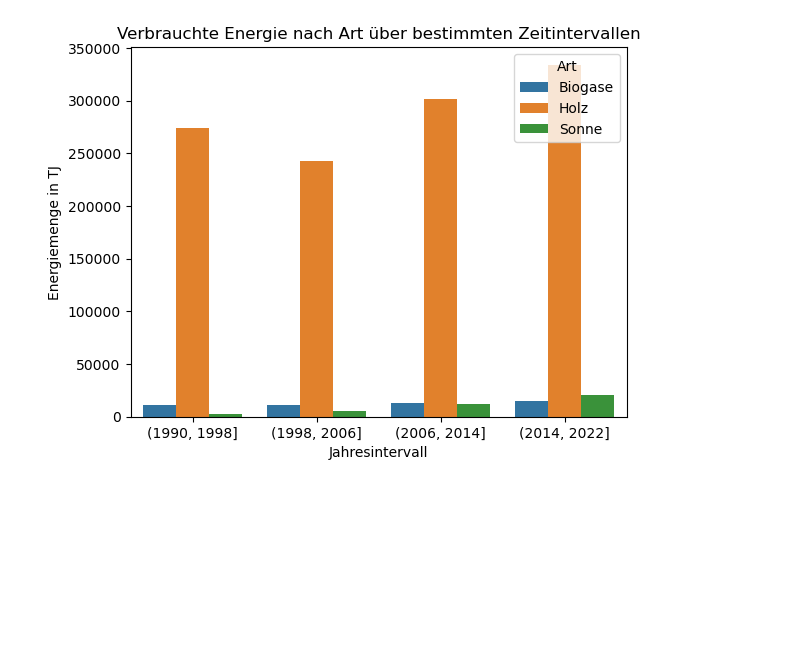
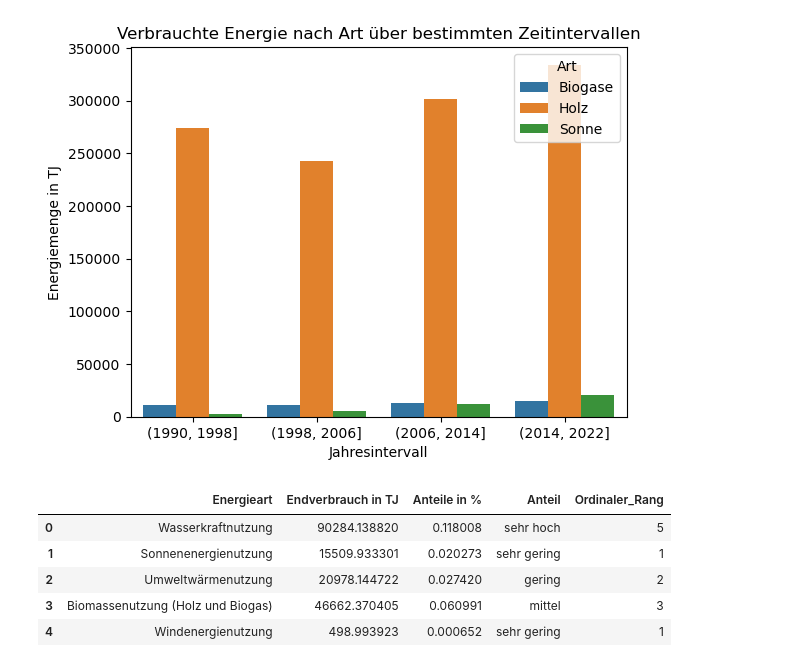
Before and after one commit to buesst1/gdv, a Jupyter notebook: notebooks/LE3.ipynb, the cells around one changed output. Drawn from its saved outputs; the diff is of its cells as text; code cells hidden in the pictures; blank space fills up the shorter version.

```diff
--- a/notebooks/LE3.ipynb
+++ b/notebooks/LE3.ipynb
@@ -119,3 +119,22 @@ plt.show()
 | 10 | (2014, 2022] | Holz | 334207.289538 |
 | 11 | (2014, 2022] | Sonne | 20567.520000 |
 [figure]
+# %%
+df = list(pd.read_excel("../data/je-d-08.03.02.03.xlsx", [1], header=4, index_col=0).values())[0].iloc[2:12]
+
+df = df.loc[["Wasserkraftnutzung", "Sonnenenergienutzung", "Umweltwärmenutzung", "Biomassenutzung (Holz und Biogas)", "Windenergienutzung"]]
+labels = ["sehr gering", "gering", "mittel", "hoch", "sehr hoch"]
+
+df["Anteil"] = pd.cut(df["Anteile in %"], 5, labels=labels)
+df['Ordinaler_Rang'] = df['Anteil'].cat.codes + 1
+
+df = df.reset_index(names="Energieart")
+
+df
+# %% [output]
+|  | Energieart | Endverbrauch in TJ | Anteile in % | Anteil | Ordinaler_Rang |
+| 0 | Wasserkraftnutzung | 90284.138820 | 0.118008 | sehr hoch | 5 |
+| 1 | Sonnenenergienutzung | 15509.933301 | 0.020273 | sehr gering | 1 |
+| 2 | Umweltwärmenutzung | 20978.144722 | 0.027420 | gering | 2 |
+| 3 | Biomassenutzung (Holz und Biogas) | 46662.370405 | 0.060991 | mittel | 3 |
+| 4 | Windenergienutzung | 498.993923 | 0.000652 | sehr gering | 1 |
```
Also changed, not shown: parts of 1 cell of this notebook, 1 other file.
